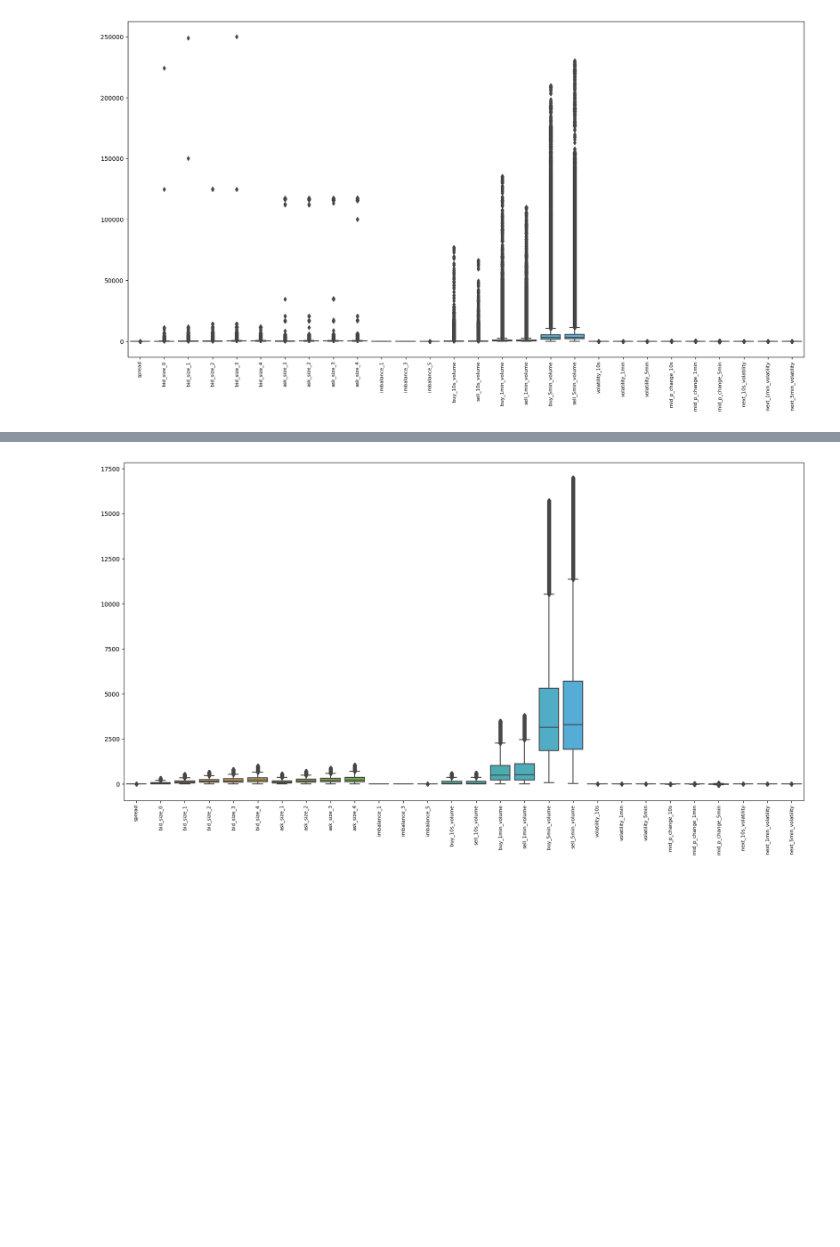
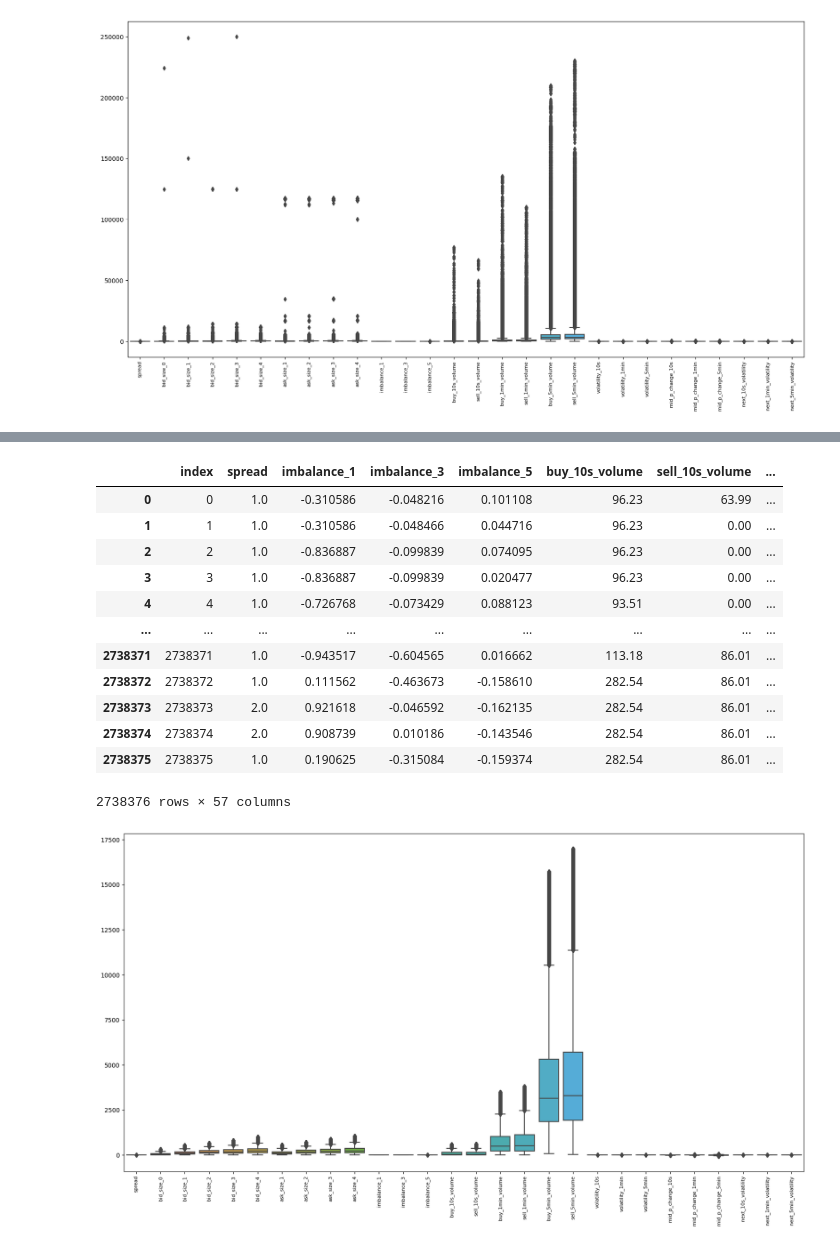
Before and after one commit to IFTrejoM/Binance-price-volatility-predictions-LSTM, a Jupyter notebook: binance.ipynb, the cells around one changed output, grey strips where cells are left out. Cells and saved outputs as stored; diff of their text form; code cells hidden in the pictures; blank space fills up the shorter version.

```diff
--- a/binance.ipynb
+++ b/binance.ipynb
@@ -494,3 +510,19 @@ def apply_outlier_capping(series, multiplier=1.5):
+# %%
+df
+# %% [output]
+|  | index | spread | imbalance_1 | imbalance_3 | imbalance_5 | buy_10s_volume | sell_10s_volume | ... |
+| 0 | 0 | 1.0 | -0.310586 | -0.048216 | 0.101108 | 96.23 | 63.99 | ... |
+| 1 | 1 | 1.0 | -0.310586 | -0.048466 | 0.044716 | 96.23 | 0.00 | ... |
+| 2 | 2 | 1.0 | -0.836887 | -0.099839 | 0.074095 | 96.23 | 0.00 | ... |
+| 3 | 3 | 1.0 | -0.836887 | -0.099839 | 0.020477 | 96.23 | 0.00 | ... |
+| 4 | 4 | 1.0 | -0.726768 | -0.073429 | 0.088123 | 93.51 | 0.00 | ... |
+| ... | ... | ... | ... | ... | ... | ... | ... | ... |
+| 2738371 | 2738371 | 1.0 | -0.943517 | -0.604565 | 0.016662 | 113.18 | 86.01 | ... |
+| 2738372 | 2738372 | 1.0 | 0.111562 | -0.463673 | -0.158610 | 282.54 | 86.01 | ... |
+| 2738373 | 2738373 | 2.0 | 0.921618 | -0.046592 | -0.162135 | 282.54 | 86.01 | ... |
+| 2738374 | 2738374 | 2.0 | 0.908739 | 0.010186 | -0.143546 | 282.54 | 86.01 | ... |
+| 2738375 | 2738375 | 1.0 | 0.190625 | -0.315084 | -0.159374 | 282.54 | 86.01 | ... |
+2738376 rows × 57 columns
 # %%
 from scipy.stats import mstats
 
```
Also changed, not shown: parts of 13 cells of this notebook.
